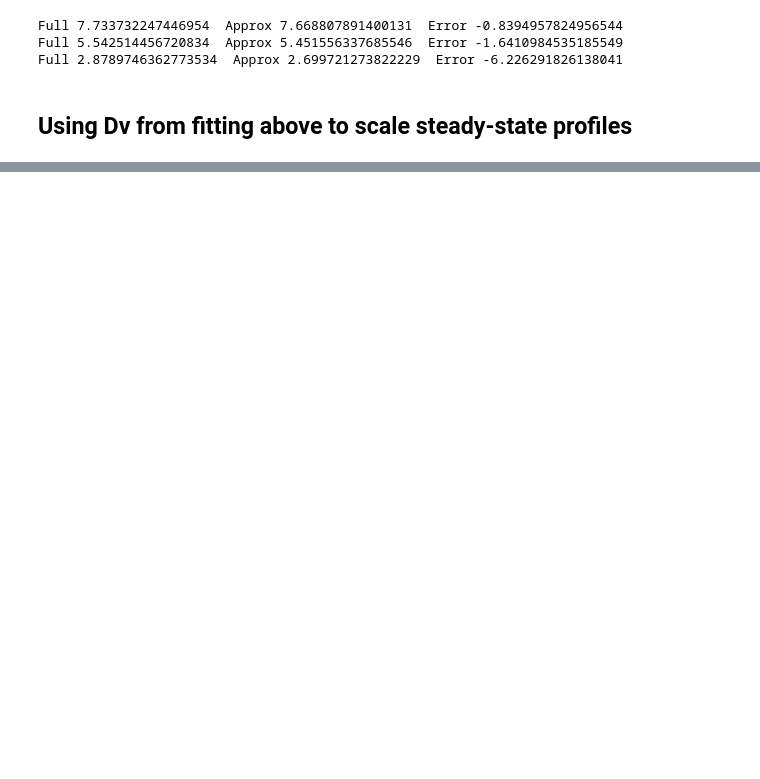
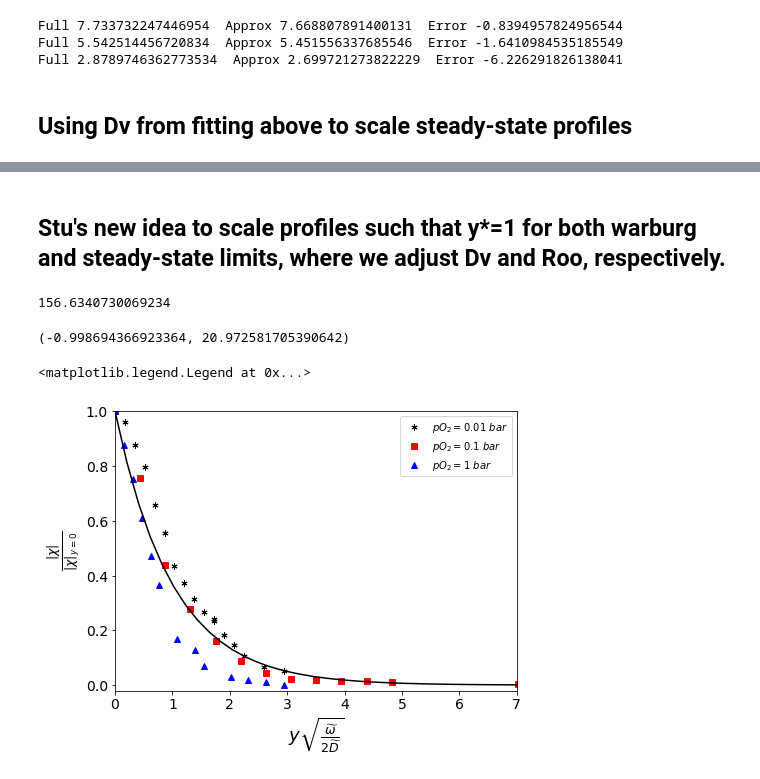
Before and after one commit to BGerwe/Xray-Project, a Jupyter notebook: fr_XAS/frXAS Paper Figures/July18 Scaled Chi Profiles_20230320.ipynb, the cells around one changed output, grey strips where cells are left out. Saved outputs shown, nothing was run; the diff lists cells and outputs as text; code cells hidden in the pictures; blank space fills up the shorter version.

```diff
--- a/fr_XAS/frXAS Paper Figures/July18 Scaled Chi Profiles_20230320.ipynb
+++ b/fr_XAS/frXAS Paper Figures/July18 Scaled Chi Profiles_20230320.ipynb
@@ -799,26 +768,27 @@ Correlations (unreported correlations are < 0.100)
 # %%
-ss_lim_chi = [np.abs(dc_data[0]), np.abs(dc_data[1]), np.abs(dc_data[2][0:])]
-ss_lim_pos = [dc_x[0], dc_x[1], dc_x[2][0:]]
+ss_lim_chi = [np.abs(dc_data[0]), np.abs(dc_data[1]), np.abs(dc_data[2])]
+ss_lim_pos = [dc_x[0], dc_x[1], dc_x[2]]
 ss_lim_betas = [dc_out.params['amp_1'].value, dc_out.params['amp_2'].value, dc_out.params['amp_3'].value]
 ss_lim_aos = [Aos[0], Aos[3], Aos[7]]
 ss_lim_xvos = [xvos[0], xvos[3], xvos[7]]
 ss_lim_gases = [gases[3], gases[7], gases[10]]
-co = 3 / 33.7 * 1e-4**2 # mol um^-3
-L = 0.630 # um
+co = 3 / 33.7  # mol cm^-3
+L = 0.630 * 1e-4  # cm
+wl_Dv = wl_out.params['Dv_1'].value * (1e-4)**2  # cm^2 s^-1
 
 ss_lim_scaled_chi = []
 ss_lim_scaled_pos = []
 ss_scales = {"chi": [], "pos": []}
 for i, data in enumerate(ss_lim_chi):
     chi_scale = 1 / ss_lim_betas[i]
-    pos_scale = np.sqrt(4 / (ss_lim_xvos[i] * co * L * wl_out.params['Dv_1'].value))
+    pos_scale = 1e-4 * np.sqrt(4 / (ss_lim_xvos[i] * co * L * wl_Dv))  # cm
     ss_scales["pos"].append(pos_scale)
     ss_scales["chi"].append(chi_scale)
     print(chi_scale, pos_scale)
     # for chi, pos in zip(data, ss_lim_pos[i]):
         # ss_lim_scaled_chi.append(chi * chi_scale)
         # ss_lim_scaled_pos.append(pos * pos_scale)
-    ss_lim_scaled_chi.append(data * chi_scale)
+    ss_lim_scaled_chi.append(data * chi_scale) # - dc_out.params[f"base_{i+1}"].value)
     ss_lim_scaled_pos.append(ss_lim_pos[i] * pos_scale)
 
 # ss_lim_scaled_chi = np.array(ss_lim_scaled_chi)
@@ -904,0 +895,57 @@ plt.legend()#fontsize='x-large')
+# %% [markdown]
+## Stu's new idea to scale profiles such that y*=1 for both warburg and steady-state limits, where we adjust Dv and Roo, respectively.
+# %%
+warburg_lim_index = 1
+model = lmfit.models.ExponentialModel()
+params = model.guess(warburg_lim_chi[warburg_lim_index], x=warburg_lim_pos[warburg_lim_index])
+result = model.fit(warburg_lim_chi[warburg_lim_index], params, x=warburg_lim_pos[warburg_lim_index])
+warburg_lim_dv = (result.params['decay'].value**2*warburg_lim_freq[warburg_lim_index]* 2 *np.pi)/(2 * warburg_lim_aos[warburg_lim_index])
+warburg_lim_dv  # um^2 s^-1
+# %% [output]
+156.6340730069234
+# %%
+fig, ax = plt.subplots(figsize=(7.2, 5.14))
+
+for i, _ in enumerate(warburg_lim_chi):
+    chi_scale = 1 / warburg_lim_chi[i][0]
+    pos_scale = np.sqrt(2 * np.pi * warburg_lim_freq[i] / (2 * warburg_lim_aos[i] * warburg_lim_dv))
+    visualization.plot_chi_mag(
+        ax,
+        warburg_lim_pos[i] * pos_scale,
+        warburg_lim_chi[i] * chi_scale,
+        color=colors[i],
+        marker=markers[i],
+        ls='',
+        label=f'$pO_2 = {warburg_lim_gases[i]}\ bar \:$' # + '$\widetilde{\omega}/2\pi$ = ' + f'{warburg_lim_freq[i]} Hz'
+
+    )
+
+pos = np.linspace(0, 10)
+model_val = np.exp(-pos)
+
+visualization.plot_chi_mag(
+    ax,
+    pos,
+    model_val,
+    color=colors[0],
+    marker=''
+)
+
+ax.set_ylabel(r'$\frac{|\chi|}{|\chi|_{y=0}}$')#, rotation=0, labelpad=30, fontsize=20)
+ax.set_xlabel(r'$y \sqrt{\frac{\widetilde{\omega}}{2\widetilde{D}}}$')  #\: (\mu m \ Hz^{1/2})$')
+ax.grid(False)
+print(ax.get_xlim())
+ax.set_xlim(0, 7)
+ax.set_ylim(-.02,1)
+
+# ax.hlines(np.exp(-1), 0, 1)
+# ax.vlines(1, 0, np.exp(-1))
+fig.subplots_adjust(hspace=0.02)
+plt.legend()#fontsize='x-large')
+# plt.show()
+# plt.savefig(r'../frXAS Paper Figures/Plots/Profiles/Pattern_Amp_Model_highFreq_Xmag_vs_yw-2Ao_parametric_pO2.png', dpi=400, bbox_inches='tight')
+# plt.savefig(r'../frXAS Paper Figures/Plots/Profiles/Pattern_Amp_Model_highFreq_Xmag_vs_yw-2Ao_parametric_pO2.svg', dpi=400, bbox_inches='tight')
+# %% [output]
+(-0.998694366923364, 20.972581705390642)
+<matplotlib.legend.Legend at 0x...>
+[figure, added]
```
Also changed, not shown: parts of 26 cells of this notebook, 13 other files.
